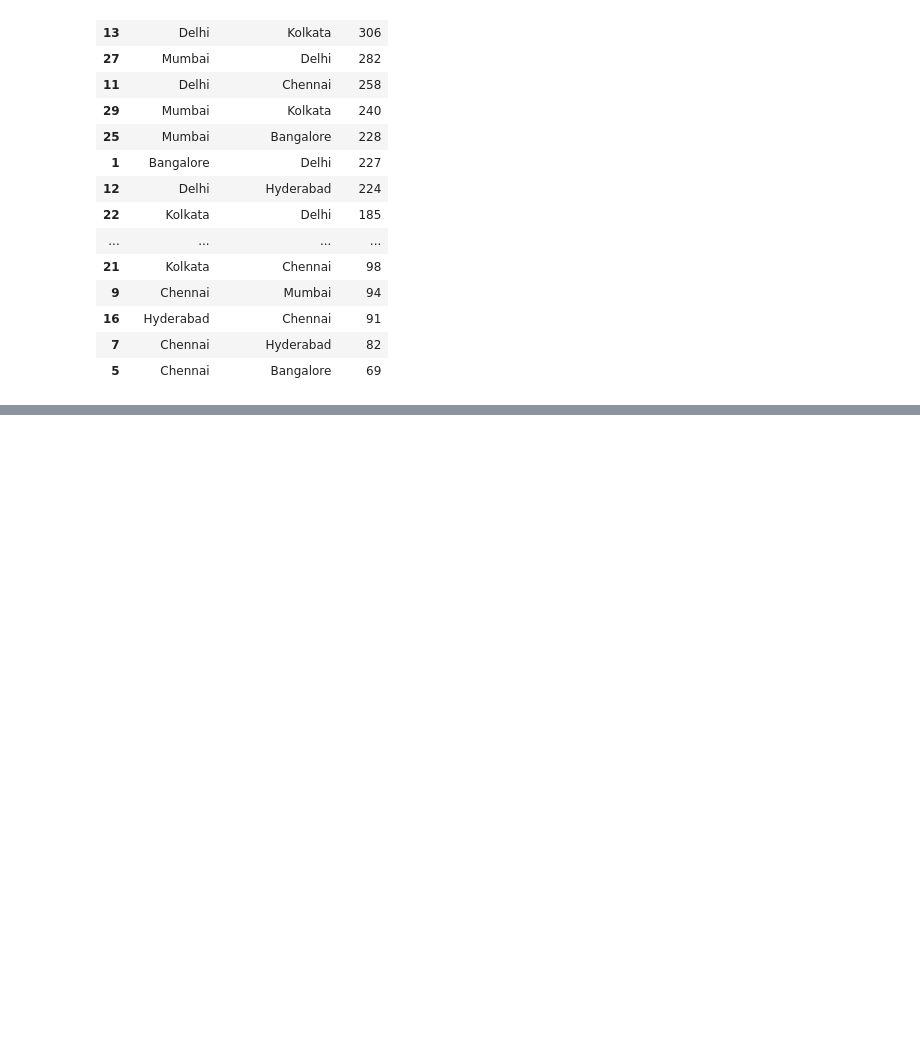
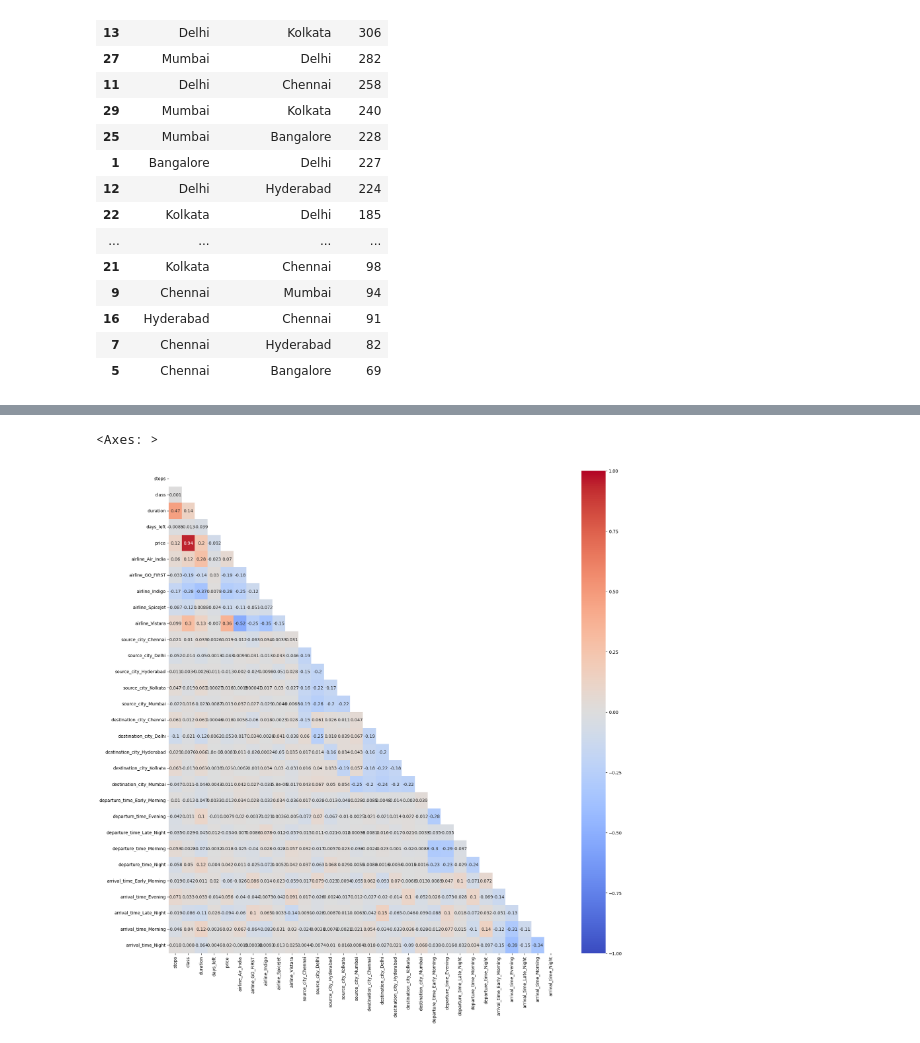
Before and after one commit to unclethien/Flight-Price-Prediction-Project, a Jupyter notebook: data analysis.ipynb, the cells around one changed output, grey strips where cells are left out. Cells and saved outputs as stored; diff of their text form; code cells hidden in the pictures; blank space fills up the shorter version.

```diff
--- a/data analysis.ipynb
+++ b/data analysis.ipynb
@@ -300,0 +327,22 @@ df.groupby(['flight','source_city','destination_city','airline','class'],as_inde
+# %%
+def preprocessing(df):
+    #encoding the ordinal variables "stop" and "class"
+    df["stops"] = df["stops"].replace({'zero':0,'one':1,'two_or_more':2}).astype(int)
+    df["class"] = df["class"].replace({'Economy':0,'Business':1}).astype(int)
+
+    #create the dummy variables for the nominal variables "airline", "source_city", "destination_city", "departure_time", "arrival_time"
+    dummies_variables = ["airline","source_city","destination_city","departure_time","arrival_time"]
+    dummies = pd.get_dummies(df[dummies_variables], drop_first= True)
+    df = pd.concat([df,dummies],axis=1)
+    df = df.drop(['flight','airline', 'source_city', 'destination_city', 'departure_time', 'arrival_time'],axis=1)
+    return df
+# %%
+df_preprocessed = preprocessing(df)
+# %%
+#heatmap
+plt.figure(figsize=(20,20))
+mask = np.triu(np.ones_like(df_preprocessed.corr(), dtype=bool))
+sns.heatmap(df_preprocessed.corr(),annot=True,mask = mask,cmap='coolwarm', vmin=-1, vmax=1, center=0,cbar=True)
+# %% [output]
+<Axes: >
+[figure, added]
```
Also changed, not shown: parts of 3 cells of this notebook.
